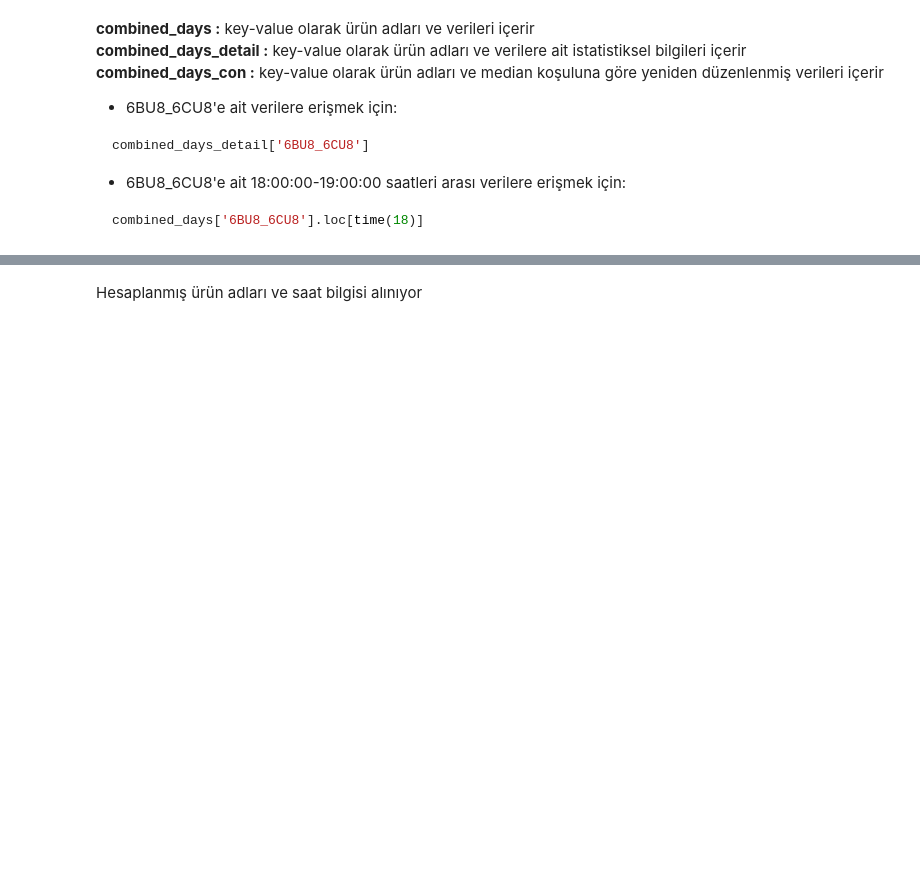
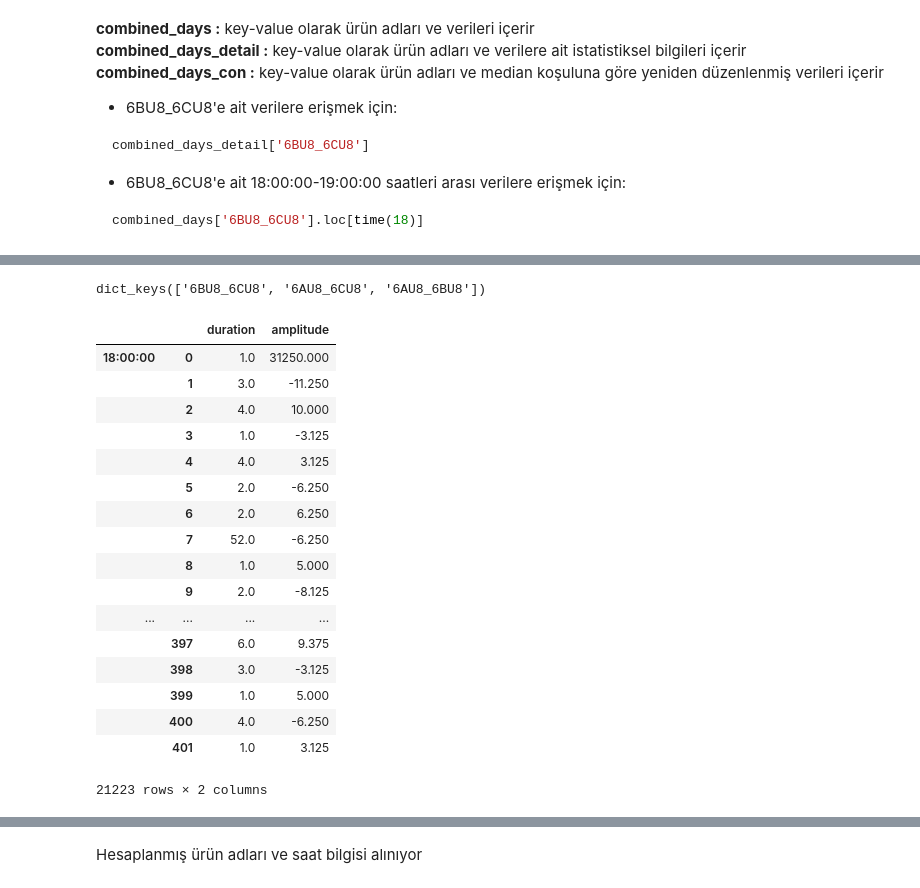
Before and after one commit to birdalugur/cefis2, a Jupyter notebook: run.ipynb, the cells around one changed output, grey strips where cells are left out. Saved outputs shown, nothing was run; the diff lists cells and outputs as text; code cells hidden in the pictures; blank space fills up the shorter version.

```diff
--- a/run.ipynb
+++ b/run.ipynb
@@ -89,0 +137,25 @@ while products:
+# %%
+combined_days.keys()
+# %% [output]
+dict_keys(['6BU8_6CU8', '6AU8_6CU8', '6AU8_6BU8'])
+# %%
+combined_days['6AU8_6BU8']
+# %% [output]
+|  |  | duration | amplitude |
+| 18:00:00 | 0 | 1.0 | 31250.000 |
+|  | 1 | 3.0 | -11.250 |
+|  | 2 | 4.0 | 10.000 |
+|  | 3 | 1.0 | -3.125 |
+|  | 4 | 4.0 | 3.125 |
+|  | 5 | 2.0 | -6.250 |
+|  | 6 | 2.0 | 6.250 |
+|  | 7 | 52.0 | -6.250 |
+|  | 8 | 1.0 | 5.000 |
+|  | 9 | 2.0 | -8.125 |
+| ... | ... | ... | ... |
+|  | 397 | 6.0 | 9.375 |
+|  | 398 | 3.0 | -3.125 |
+|  | 399 | 1.0 | 5.000 |
+|  | 400 | 4.0 | -6.250 |
+|  | 401 | 1.0 | 3.125 |
+21223 rows × 2 columns
```
Also changed, not shown: parts of 12 cells of this notebook, 3 other files.
